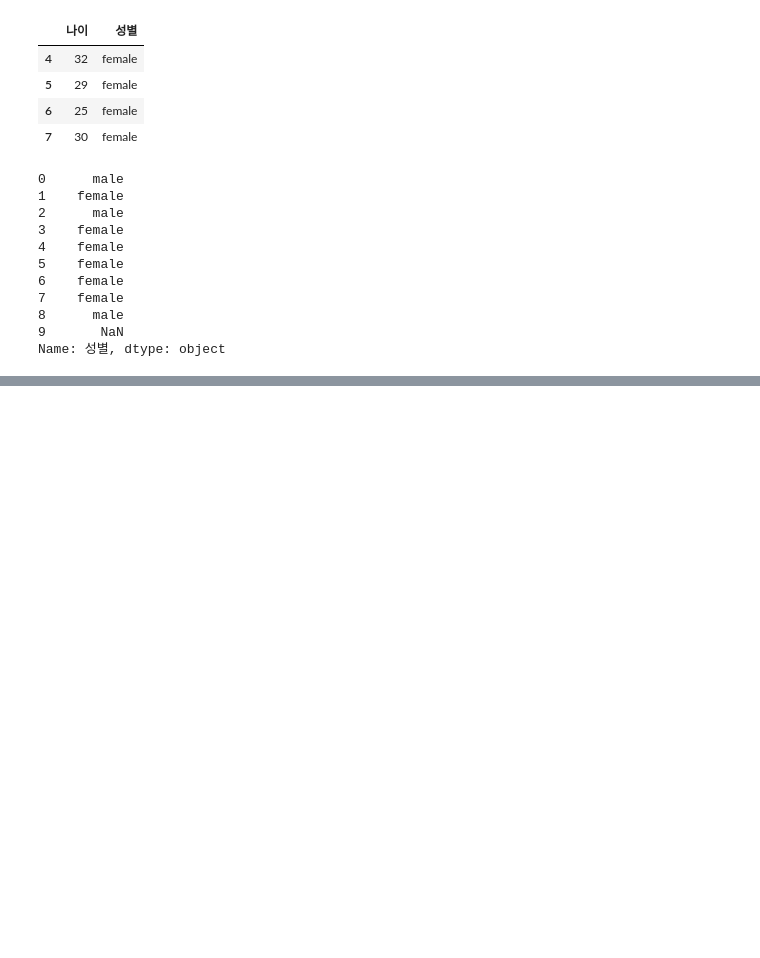
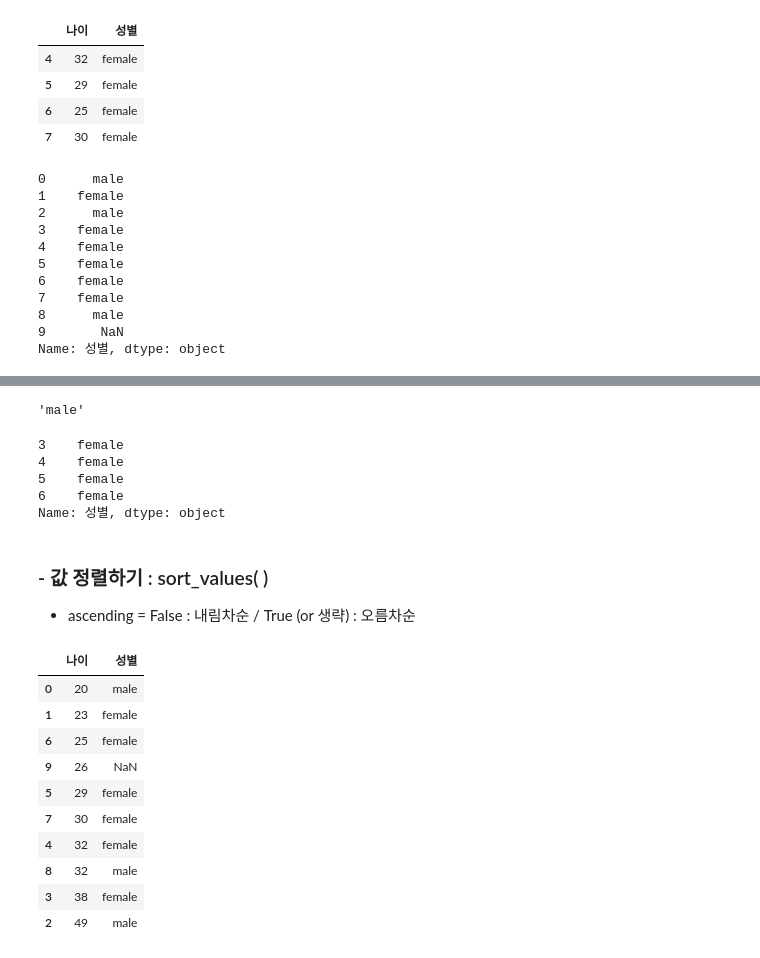
Before and after one commit to eseulLee/python, a Jupyter notebook: study_part02_02.ipynb, the cells around one changed output, grey strips where cells are left out. Drawn from its saved outputs; the diff is of its cells as text; code cells hidden in the pictures; blank space fills up the shorter version.

```diff
--- a/study_part02_02.ipynb
+++ b/study_part02_02.ipynb
@@ -861,0 +874,29 @@ data_frm.iloc
+# %%
+data_frm.iloc[2,1]
+# %% [output]
+'male'
+# %%
+data_frm.iloc[3:7, 1]
+# %% [output]
+3    female
+4    female
+5    female
+6    female
+Name: 성별, dtype: object
+# %% [markdown]
+### - 값 정렬하기 : sort_values( )
+- ascending = False : 내림차순 / True (or 생략) : 오름차순
+# %%
+data_frm.sort_values('나이')   # 나이 기준 오름차순 정렬
+# %% [output]
+|  | 나이 | 성별 |
+| 0 | 20 | male |
+| 1 | 23 | female |
+| 6 | 25 | female |
+| 9 | 26 | NaN |
+| 5 | 29 | female |
+| 7 | 30 | female |
+| 4 | 32 | female |
+| 8 | 32 | male |
+| 3 | 38 | female |
+| 2 | 49 | male |
```
Also changed, not shown: parts of 3 cells of this notebook.
